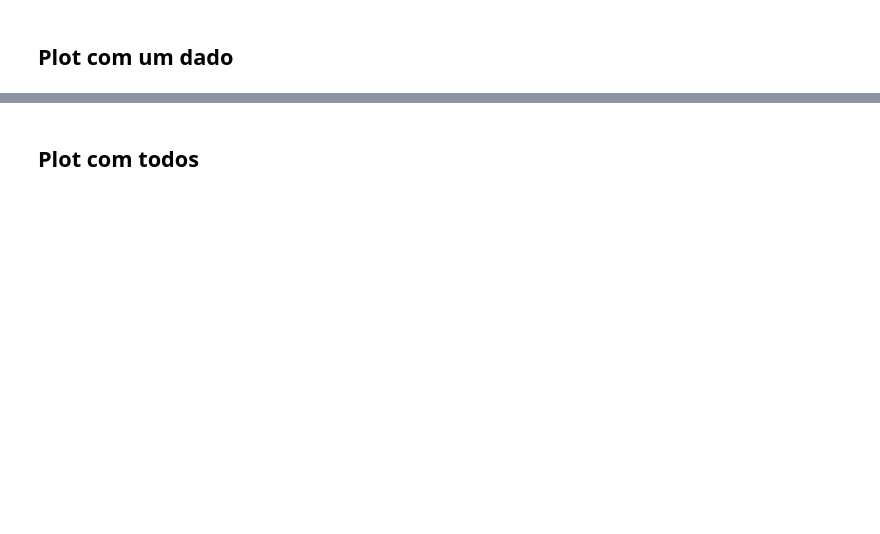
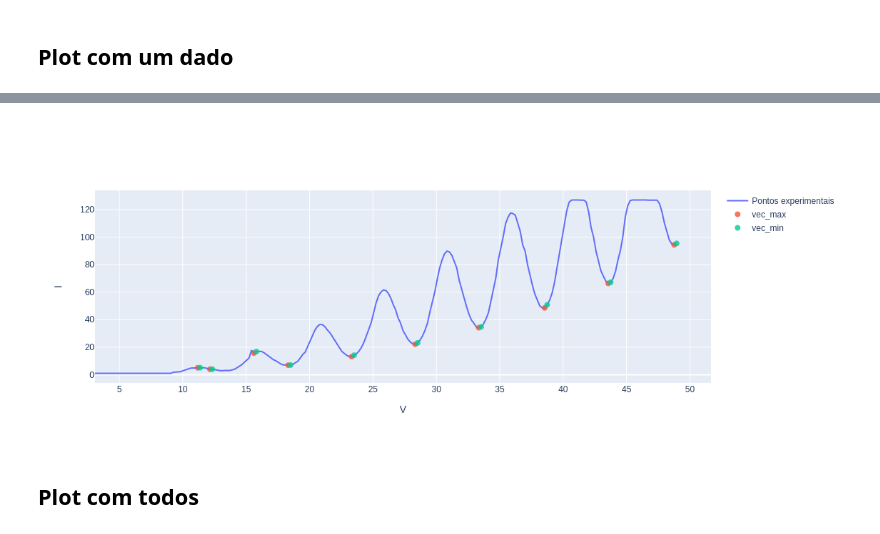
Before and after one commit to HBuenoo/IFUSP, a Jupyter notebook: Lab 5/Experimento 1 - Franck Hertz/Franck Hertz.ipynb, the cells around one changed output, grey strips where cells are left out. Drawn from its saved outputs; the diff is of its cells as text; code cells hidden in the pictures; blank space fills up the shorter version.

```diff
--- a/Lab 5/Experimento 1 - Franck Hertz/Franck Hertz.ipynb
+++ b/Lab 5/Experimento 1 - Franck Hertz/Franck Hertz.ipynb
@@ -95,7 +102,7 @@ trace5 = go.Scatter(
 layout = go.Layout(
     yaxis=dict(title='I'), xaxis=dict(title='V'), showlegend = True
 )
-fig = go.Figure(data=[trace1, trace2, trace4, trace5], layout=layout)
-fig.show("notebook")
+fig = go.Figure(data=[trace1, trace4, trace5], layout=layout)
+fig.show()
 # %% [output]
 [interactive output not drawn]
@@ -103,3 +109,4 @@ fig.show("notebook")
+[figure, added]
 # %% [markdown]
 ## Plot com todos
 # %%
```
Also changed, not shown: parts of 6 cells of this notebook, 13 other files.
